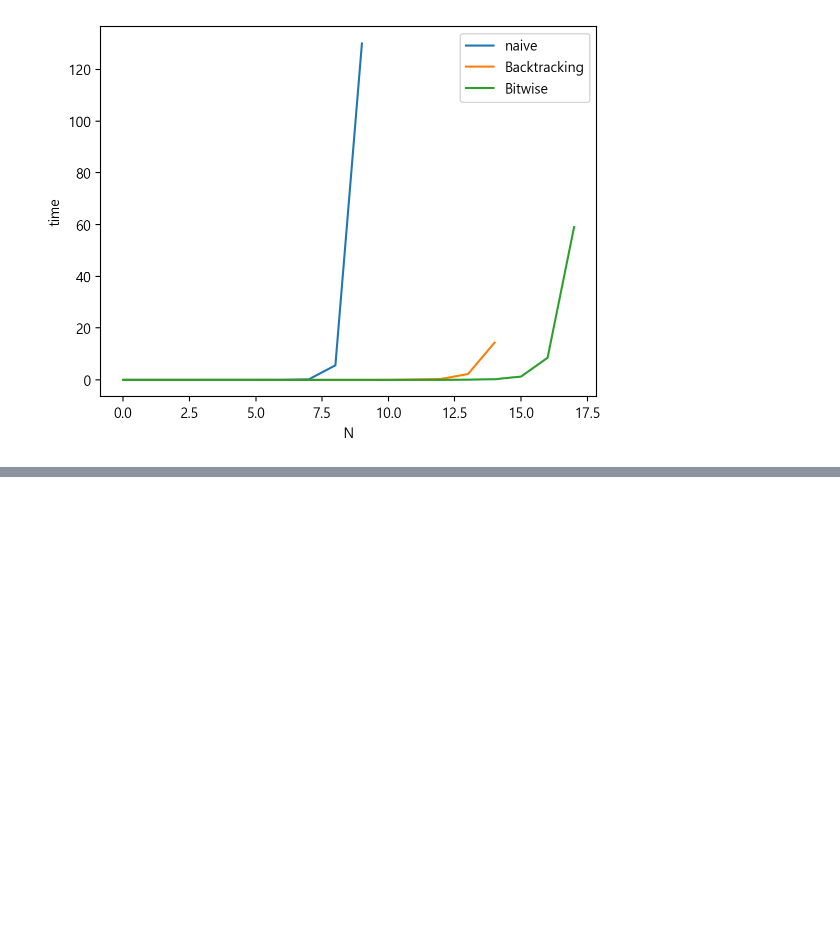
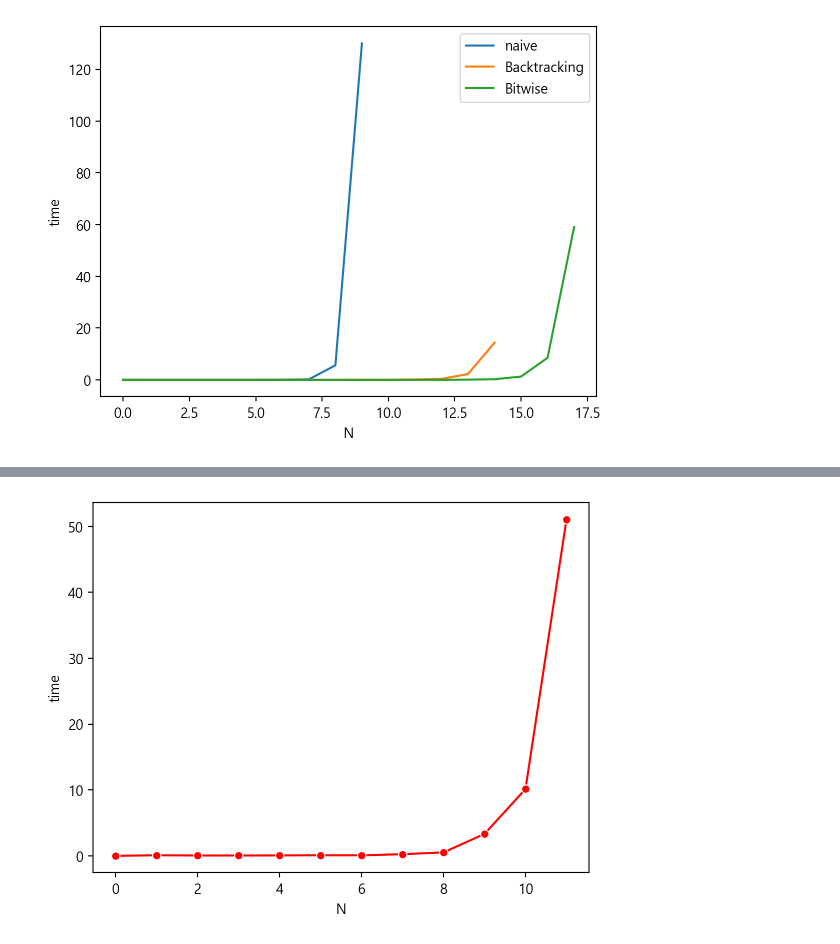
Before and after one commit to rachihyeon/Code-review-and-analysis, a Jupyter notebook: time_analysis.ipynb, the cells around one changed output, grey strips where cells are left out. Saved outputs shown, nothing was run; the diff lists cells and outputs as text; code cells hidden in the pictures; blank space fills up the shorter version.

```diff
--- a/time_analysis.ipynb
+++ b/time_analysis.ipynb
@@ -159,3 +159,20 @@ dataframe_array = [naive_df, Backtracking_df, Bitwise_df]
 merge_plot(dataframe_array)
 # %% [output]
 [figure]
+# %%
+Z3_array = np.array([
+    [0, 0],
+    [1, 0.08],
+    [2, 0.046],
+    [3, 0.048],
+    [4, 0.055],
+    [5, 0.086],
+    [6, 0.082],
+    [7, 0.243],
+    [8, 0.523],
+    [9, 3.324],
+    [10, 10.144],
+    [11, 51.063]
+])
+Z3_df = pd.DataFrame(Z3_array, columns = ['N', 'time'])
+Z3_df
@@ -161,0 +193,4 @@ merge_plot(dataframe_array)
+# %%
+print_plot(Z3_df)
+# %% [output]
+[figure, added]
```
Also changed, not shown: parts of 3 cells of this notebook, 2 other files.
